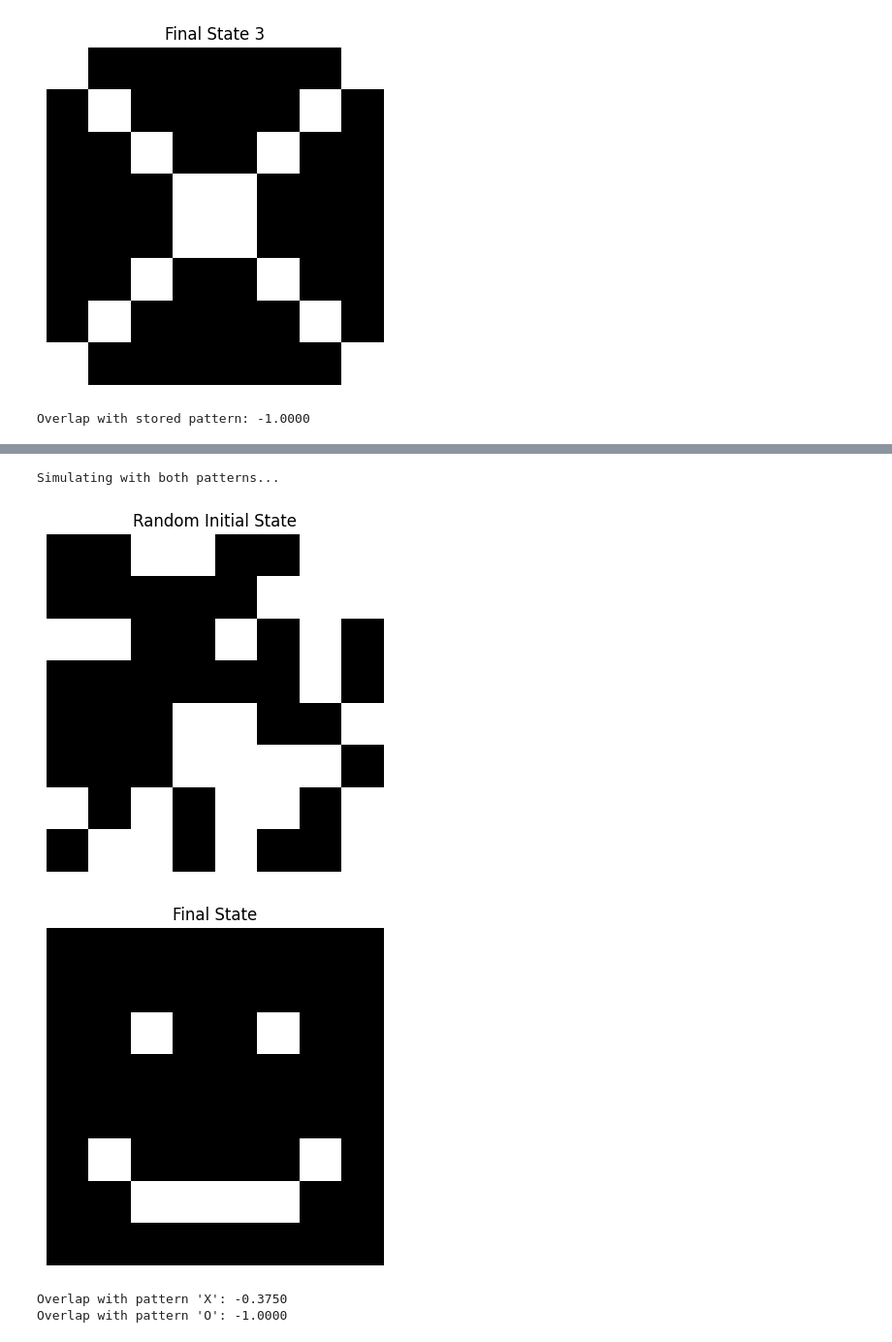
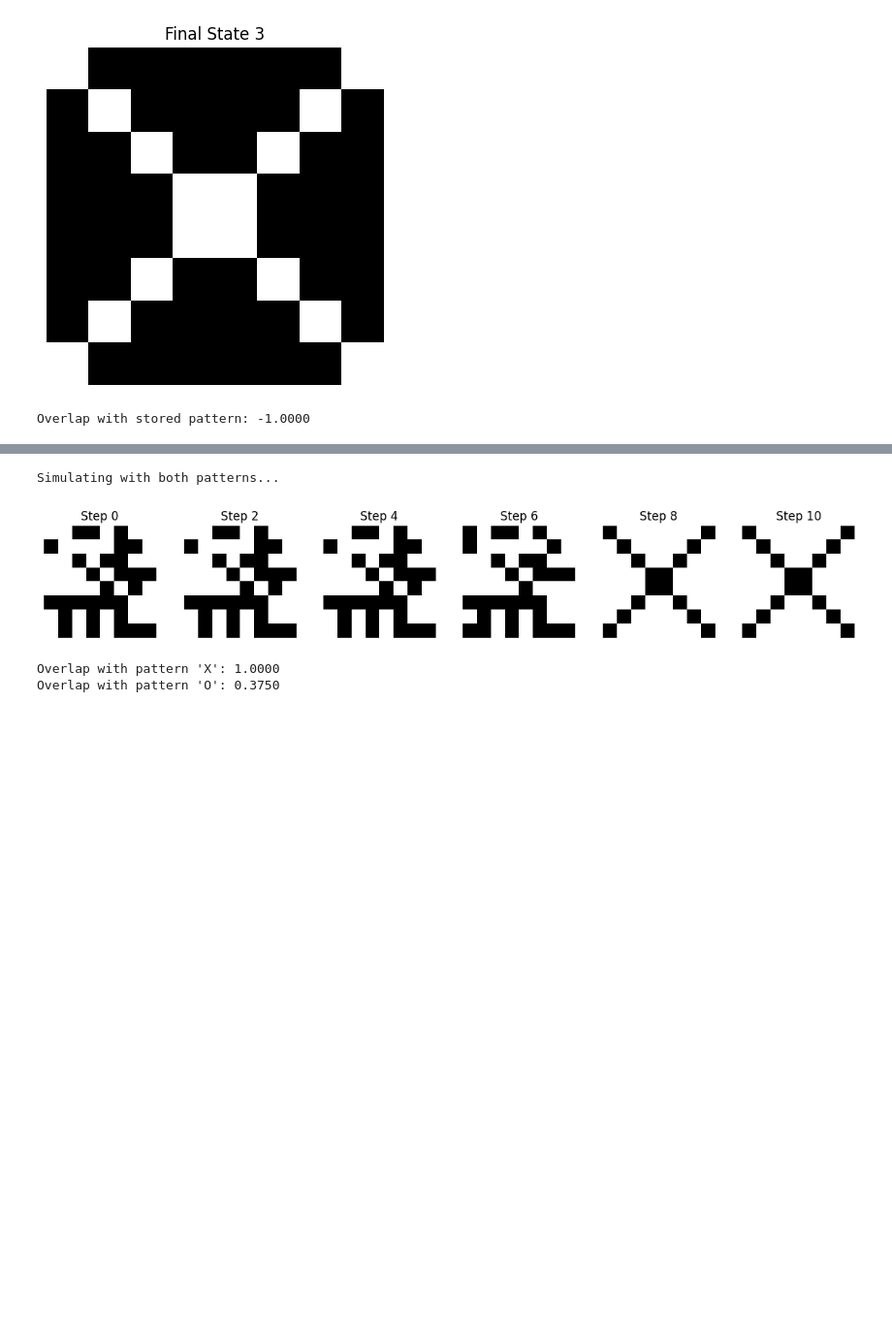
Before and after one commit to Sepsad/CompNeuroMethodsHWs, a Jupyter notebook: HW4/HW4_3rd.ipynb, the cells around one changed output, grey strips where cells are left out. Shown at 97% size. Drawn from its saved outputs; the diff is of its cells as text; code cells hidden in the pictures; blank space fills up the shorter version.

```diff
--- a/HW4/HW4_3rd.ipynb
+++ b/HW4/HW4_3rd.ipynb
@@ -203,20 +203,24 @@ class HopfieldNetwork:
             plt.title(title)
         plt.axis('off')
         plt.tight_layout()
+        plt.savefig('./latex/' + title + '.png', bbox_inches='tight')
         plt.show()
 
-    def plot_weight_matrix(self):
+    def plot_weight_matrix(self, title=None):
         """
         Plot the weight matrix
         """
         plt.figure(figsize=(6, 6))
         plt.imshow(self.W, cmap='RdBu_r')
         plt.colorbar(label='Weight Value')
-        plt.title('Weight Matrix')
+        if title:
+            plt.title(title)
+
         plt.tight_layout()
+        plt.savefig('./latex/' + title + '.png', bbox_inches='tight')
         plt.show()
 
-    def plot_network_activity(self, states, sample_steps=10):
+    def plot_network_activity(self, states, sample_steps=10, filename=None):
         """
         Plot the network activity over time
 
@@ -240,6 +244,8 @@ class HopfieldNetwork:
             axes[i].axis('off')
 
         plt.tight_layout()
+        if filename:
+            plt.savefig('./latex/'+ filename +'.png', bbox_inches='tight')
         plt.show()
 
     def calculate_overlap(self, state, pattern):
@@ -290,7 +296,7 @@ class HopfieldNetwork:
         overlap = self.calculate_overlap(final_state_discrete, pattern)
 
         # Check if pattern was recovered (overlap > 0.9)
-        recovered = overlap > 0.9
+        recovered = overlap > 0.95
 
         return recovered, overlap
 
@@ -484,25 +487,27 @@ Overlap with pattern 'O': -1.0000
 # %%
 # Simulate with random initial conditions
 print("Simulating with both patterns...")
-initial_state = hopfield.create_random_pattern()
-hopfield.plot_pattern(initial_state, title="Random Initial State")
+initial_state = hopfield.create_random_pattern(seed=10002020)
+# hopfield.plot_pattern(initial_state, title="Random Initial State")
 
-states = hopfield.simulate(initial_state, n_steps=50, dt=0.1, noise_sigma=0.1)
+states = hopfield.simulate(initial_state, n_steps=10, dt=0.1, noise_sigma=0.1)
 final_state = states[-1]
 
-hopfield.plot_pattern(final_state, title="Final State")
+# hopfield.plot_pattern(final_state, title="Final State")
+hopfield.plot_network_activity(states, sample_steps=5,
+                               filename="Network Converge X"
+                               )
 
 # Calculate overlap with both patterns
 overlap1 = hopfield.calculate_overlap(np.sign(final_state), pattern)
 overlap2 = hopfield.calculate_overlap(np.sign(final_state), pattern2)
 print(f"Overlap with pattern 'X': {overlap1:.4f}")
 print(f"Overlap with pattern 'O': {overlap2:.4f}")
 # %% [output]
 Simulating with both patterns...
-[figure, old version]
+[figure, new version]
-[figure, removed]
-Overlap with pattern 'X': -0.3750
-Overlap with pattern 'O': -1.0000
+Overlap with pattern 'X': 1.0000
+Overlap with pattern 'O': 0.3750
 # %%
 
 # Exercise 3.5: Pattern recovery from corrupted input
```
Also changed, not shown: parts of 6 cells of this notebook.
